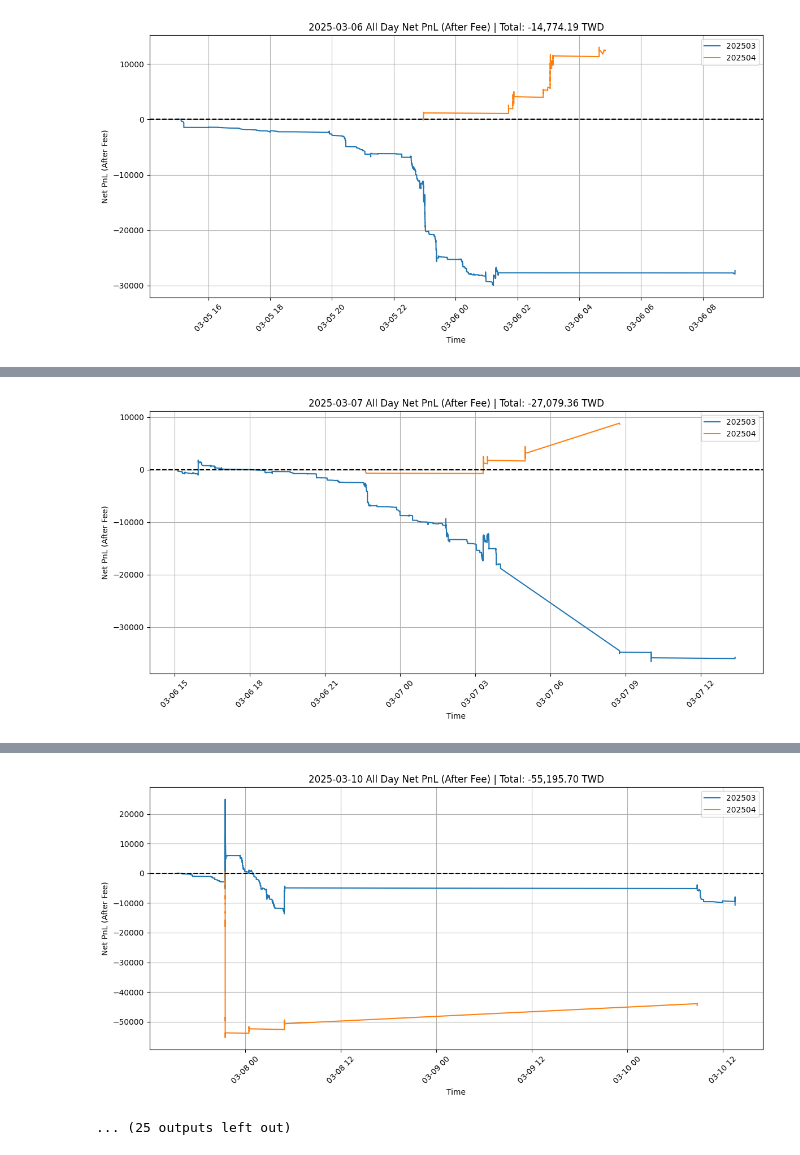
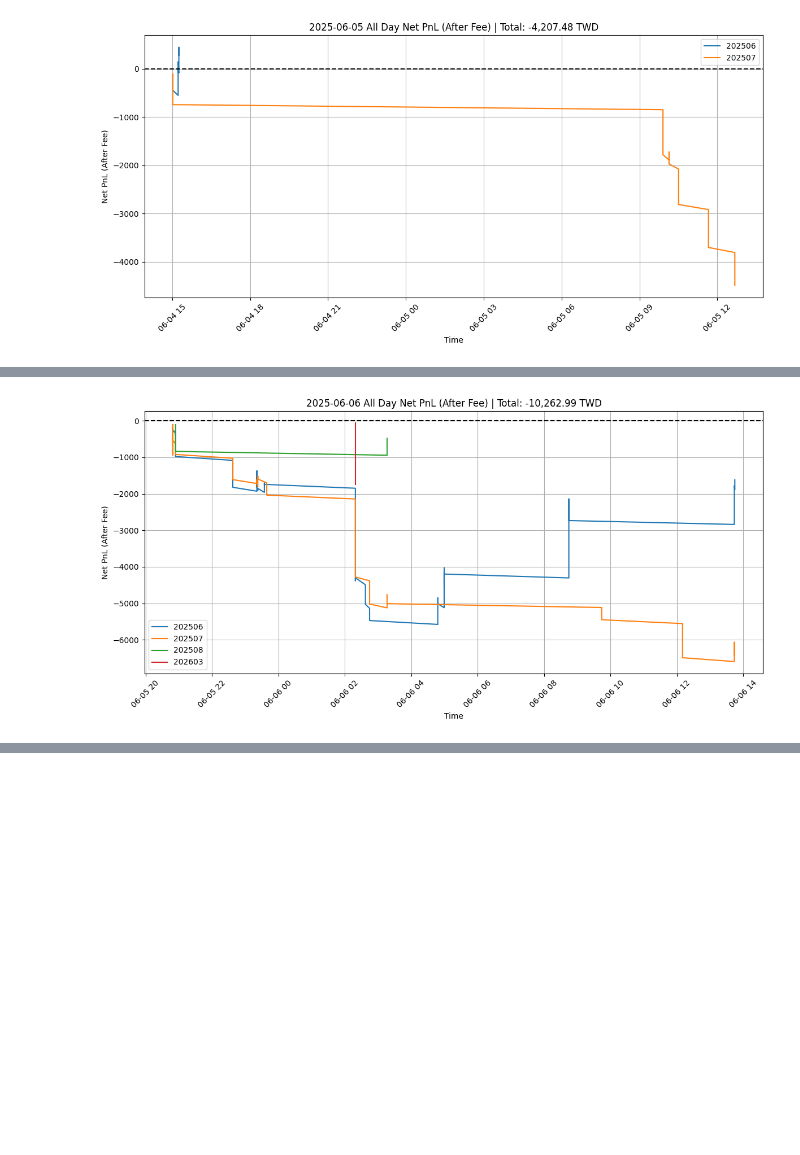
Before and after one commit to yuyu8815/TMF_electron_backtest, a Jupyter notebook: electron_backtest/notebooks/electron_backtest_system_fee_v6.ipynb, the cells around one changed output, grey strips where cells are left out. Cells and saved outputs as stored; diff of their text form; code cells hidden in the pictures; blank space fills up the shorter version.

```diff
--- a/electron_backtest/notebooks/electron_backtest_system_fee_v6.ipynb
+++ b/electron_backtest/notebooks/electron_backtest_system_fee_v6.ipynb
@@ -14,2 +8,2 @@ from Backtestingtools.ticks_and_books_helper import load_ticks_and_books, query_
 # %%
-df_dict = trade_loader.build_df_dict2('2025,3,1','2025,3,26')
+df_dict = trade_loader.build_df_dict2('2025,6,2','2025,6,6',strat='capital_neutrino_txf')
@@ -25,8 +10,8 @@ No data for 2025-03-23
 # %%
-# 初始化分析器
+# PnLAnalyzer
 analyzer = PnLAnalyzer(df_dict)
-# 計算每天 carry + pnl
-analyzer.run_full_report_TMF()
+# carry + pnl
+analyzer.run_full_report()
 # %% [output]
 每日總損益：
 ==================================================
@@ -107,2 +94,2 @@ analyzer.run_full_report_TMF()
 ================================================================================
-[figure, old version]
+[figure, new version]
@@ -127,2 +114,2 @@ analyzer.run_full_report_TMF()
 ================================================================================
-[figure, old version]
+[figure, new version]
@@ -147,3 +132 @@ analyzer.run_full_report_TMF()
 ================================================================================
-[figure, removed]
-... (25 outputs left out)
```
Also changed, not shown: parts of 3 cells of this notebook, 9 other files.
